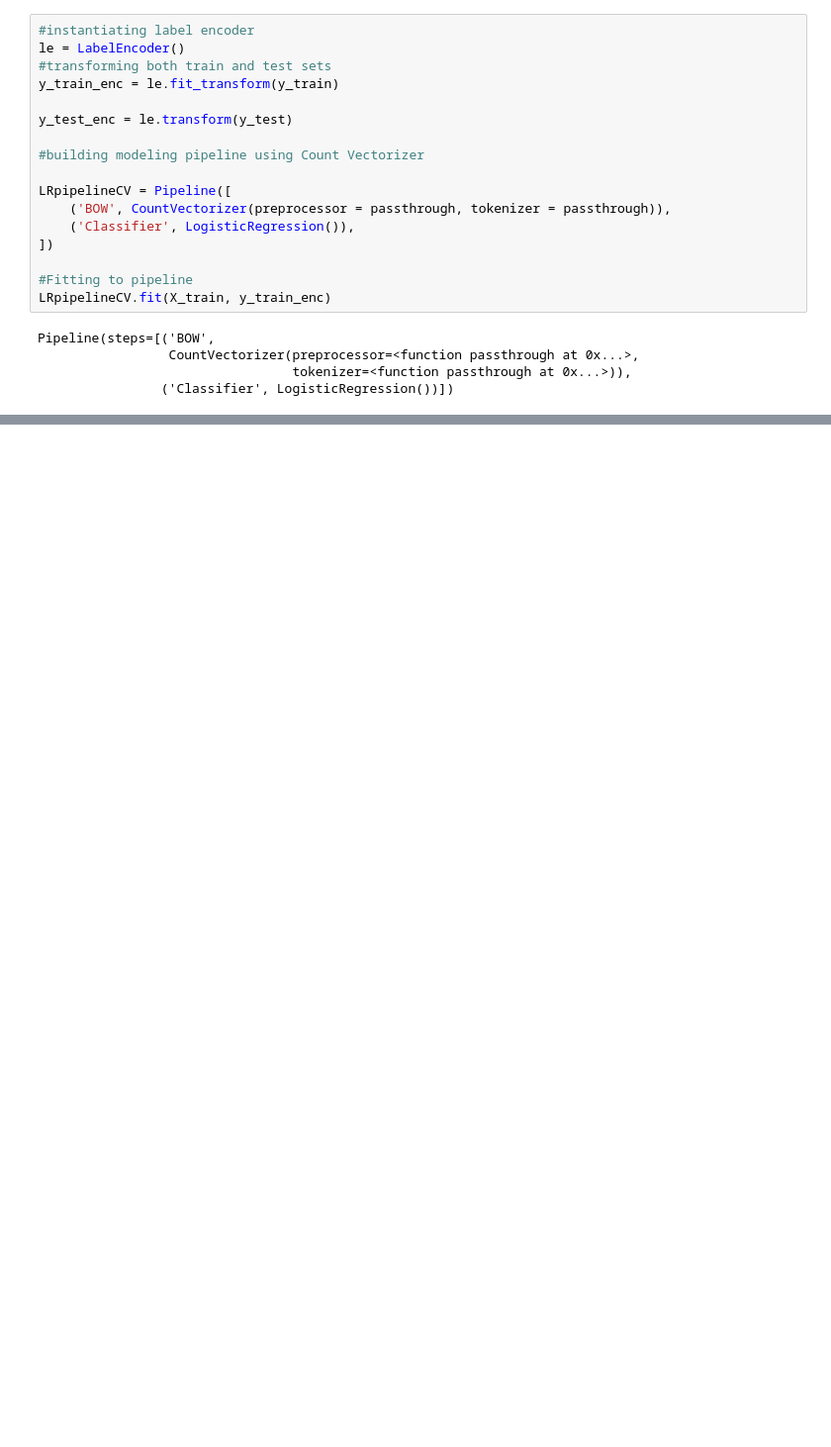
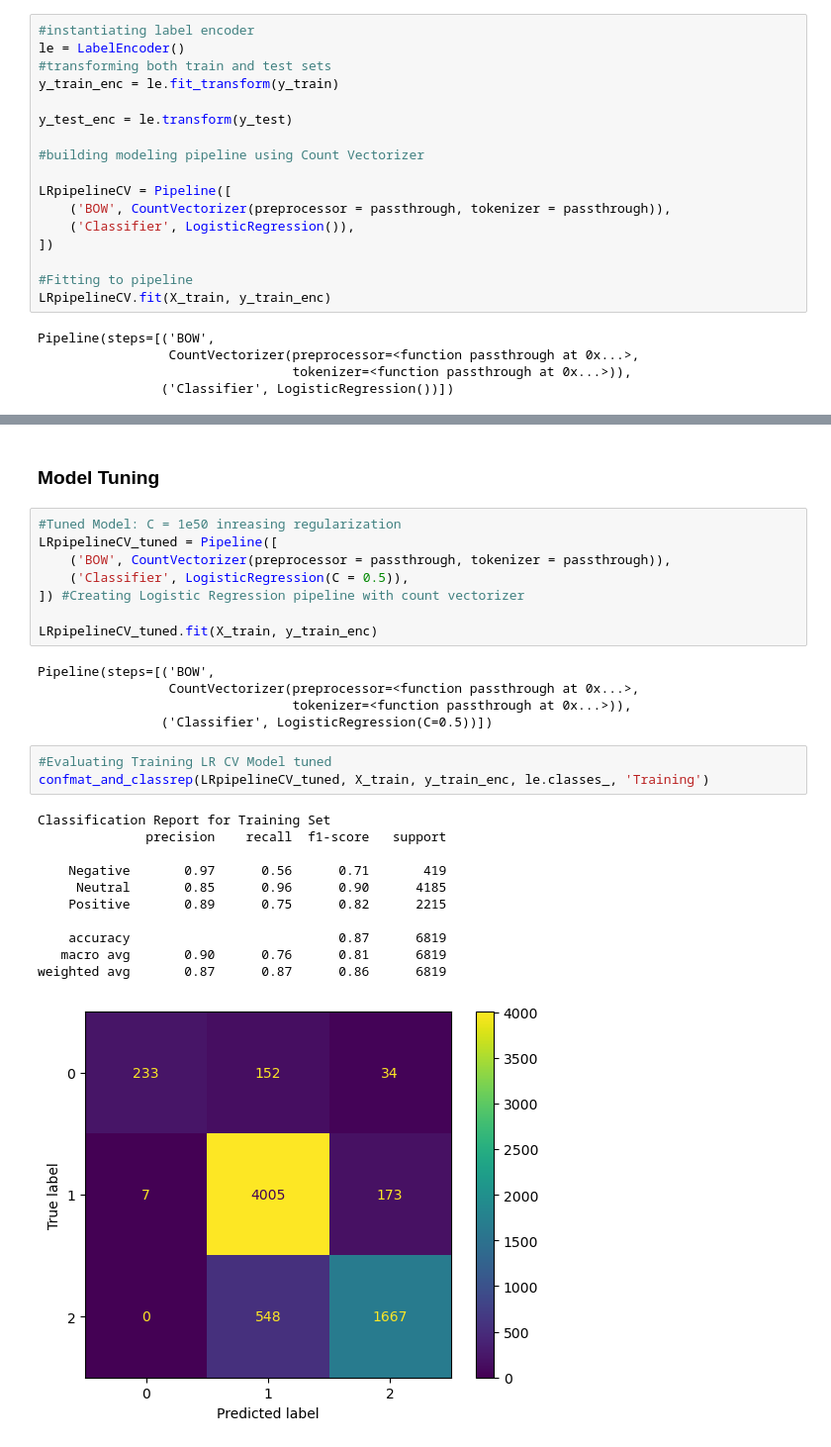
Before and after one commit to KennedyOwinoJnr/Twitter-Sentiment-Analysis, a Jupyter notebook: ProjectNotebook.ipynb, the cells around one changed output, grey strips where cells are left out. Shown at 99% size. Cells and saved outputs as stored; diff of their text form; blank space fills up the shorter version.

```diff
--- a/ProjectNotebook.ipynb
+++ b/ProjectNotebook.ipynb
@@ -471,0 +534,30 @@ Pipeline(steps=[('BOW',
+# %% [markdown]
+### Model Tuning
+# %%
+#Tuned Model: C = 1e50 inreasing regularization
+LRpipelineCV_tuned = Pipeline([
+    ('BOW', CountVectorizer(preprocessor = passthrough, tokenizer = passthrough)),
+    ('Classifier', LogisticRegression(C = 0.5)),
+]) #Creating Logistic Regression pipeline with count vectorizer
+
+LRpipelineCV_tuned.fit(X_train, y_train_enc)
+# %% [output]
+Pipeline(steps=[('BOW',
+                 CountVectorizer(preprocessor=<function passthrough at 0x...>,
+                                 tokenizer=<function passthrough at 0x...>)),
+                ('Classifier', LogisticRegression(C=0.5))])
+# %%
+#Evaluating Training LR CV Model tuned
+confmat_and_classrep(LRpipelineCV_tuned, X_train, y_train_enc, le.classes_, 'Training')
+# %% [output]
+Classification Report for Training Set
+              precision    recall  f1-score   support
+
+    Negative       0.97      0.56      0.71       419
+     Neutral       0.85      0.96      0.90      4185
+    Positive       0.89      0.75      0.82      2215
+
+    accuracy                           0.87      6819
+   macro avg       0.90      0.76      0.81      6819
+weighted avg       0.87      0.87      0.86      6819
+[figure, added]
```
Also changed, not shown: parts of 12 cells of this notebook.
